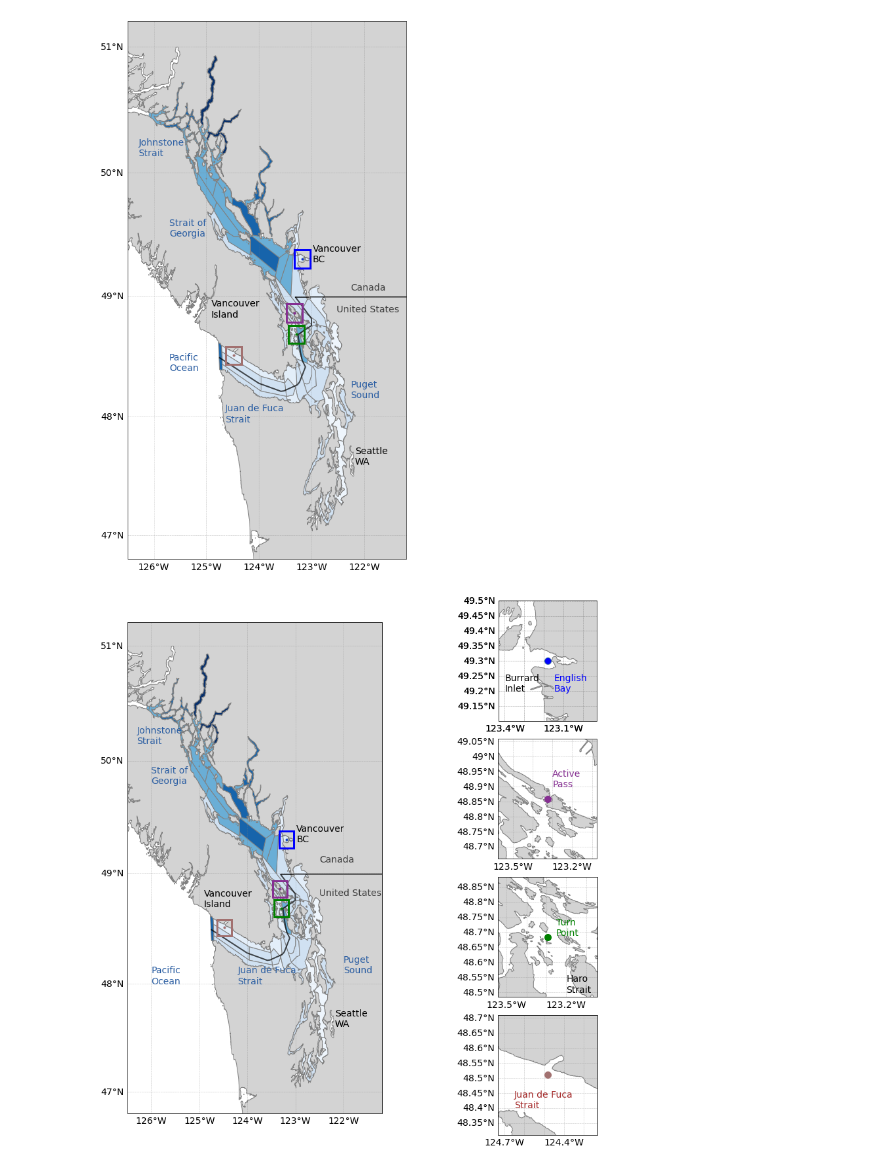
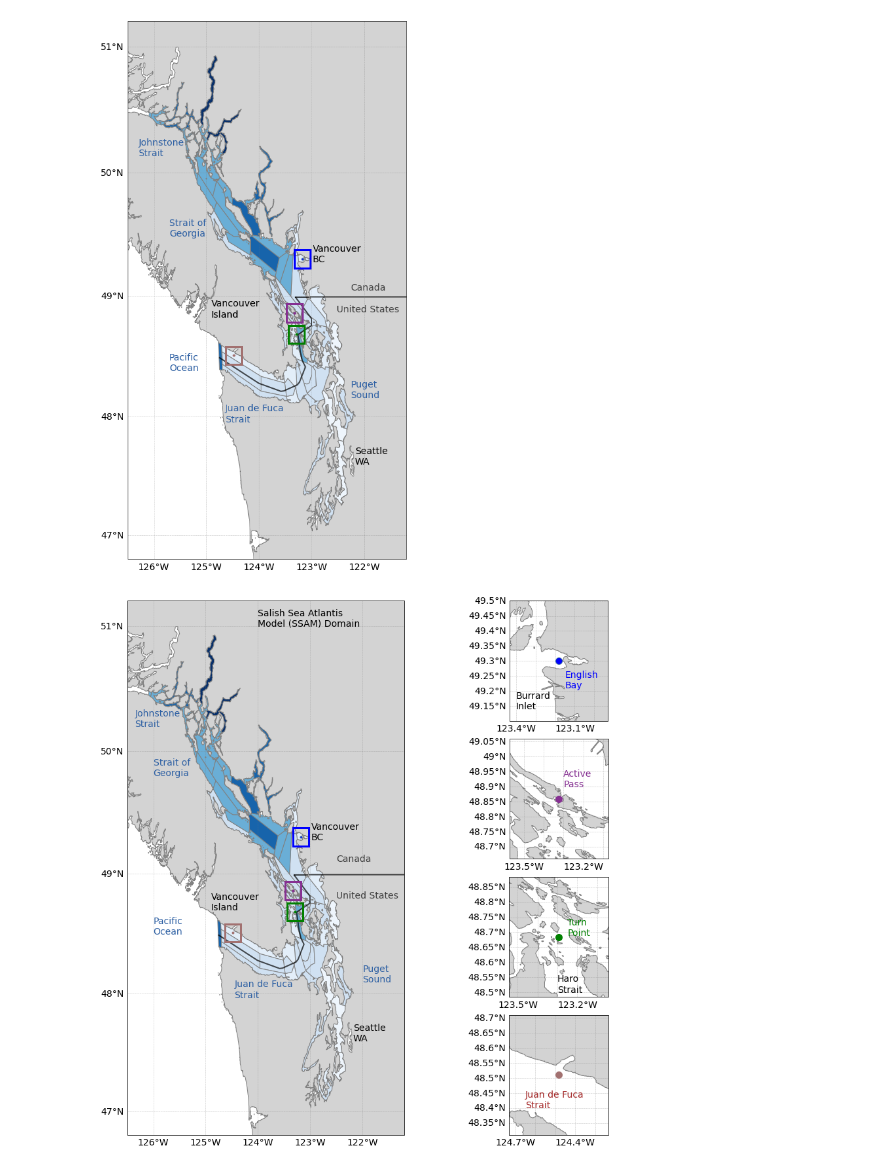
Before and after one commit to SS-Atlantis/Lovindeeretal-MPRI1paper, a Jupyter notebook: Plot-map.ipynb, the cells around one changed output. Cells and saved outputs as stored; diff of their text form; code cells hidden in the pictures.

Commit message:
update map figure

```diff
--- a/Plot-map.ipynb
+++ b/Plot-map.ipynb
@@ -128,7 +129,7 @@ proj = ccrs.Mercator()
 fig = plt.figure(figsize=(15, 15), constrained_layout=True )
 
 # 4 rows, 5 columns
-gs = plt.GridSpec(nrows=4,ncols=2,width_ratios=[1, 1], height_ratios=[1,1,1,1],
+gs = plt.GridSpec(nrows=4,ncols=2,width_ratios=[1.5, 1], height_ratios=[1,1,1,1],
     wspace=0.15, hspace=0.15)
 
 # Make sure the GeoDataFrame is in WGS84 (or convert it)
@@ -154,18 +155,21 @@ gdf.plot(column='BOTZ',
 )
 
 # Add text labels
+cwater = '#2F61A4' ##88CCEE
+
 ax_main.add_feature(feature.GSHHSFeature('full', edgecolor='grey', facecolor='lightgrey'))
 ax_main.add_feature(feature.BORDERS,edgecolor='black',linewidth=2,alpha=0.7)
-ax_main.text(-126, 48, 'Pacific\nOcean', transform=ccrs.PlateCarree(),color='#2F61A4')
-ax_main.text(-122, 48.1, 'Puget\nSound', transform=ccrs.PlateCarree(),color='#2F61A4')
-ax_main.text(-124.2, 48, 'Juan de Fuca\nStrait', transform=ccrs.PlateCarree(),color='#2F61A4')
+ax_main.text(-124, 51, 'Salish Sea Atlantis\nModel (SSAM) Domain', transform=ccrs.PlateCarree(),color='k')
+ax_main.text(-126, 48.5, 'Pacific\nOcean', transform=ccrs.PlateCarree(),color=cwater)
+ax_main.text(-122, 48.1, 'Puget\nSound', transform=ccrs.PlateCarree(),color=cwater)
+ax_main.text(-124.45, 47.97, 'Juan de Fuca\nStrait', transform=ccrs.PlateCarree(),color=cwater)
 ax_main.text(-122.331030+0.15, 47.603895, 'Seattle\nWA', transform=ccrs.PlateCarree(),color='k')
 ax_main.text(-122.5, 49.1, 'Canada', transform=ccrs.PlateCarree(),color='k',alpha=0.7)
 ax_main.text(-122.5, 48.8, 'United States', transform=ccrs.PlateCarree(),color='k',alpha=0.7)
-ax_main.text(-126, 49.8, 'Strait of\nGeorgia', transform=ccrs.PlateCarree(), color='#2F61A4') #,weight='bold'
+ax_main.text(-126, 49.8, 'Strait of\nGeorgia', transform=ccrs.PlateCarree(), color=cwater) #,weight='bold'
 ax_main.text(-124.9, 48.7, 'Vancouver\nIsland', transform=ccrs.PlateCarree(), color='k') #,weight='bold'
 ax_main.text(-123.128392+0.15, 49.280076,'Vancouver\nBC', transform=ccrs.PlateCarree(), color='k') #,weight='bold'
-ax_main.text(-126.3, 50.15, 'Johnstone\nStrait', transform=ccrs.PlateCarree(), color='#2F61A4')
+ax_main.text(-126.35, 50.2, 'Johnstone\nStrait', transform=ccrs.PlateCarree(), color=cwater)
 
 #Spill coordinates
 APlon, APlat = -123.3239, 48.8594
@@ -200,37 +204,37 @@ ax_main.plot(JFlon, JFlat, marker='o', markersize=marker_size, color='#A27170',
 width = 0.5
 height = 0.4
 marker_size = 10
 ax1.set_extent([EBlon-width/2, EBlon+width/2, EBlat-height/2, EBlat+height/2],crs=ccrs.PlateCarree())
 ax1.plot(EBlon, EBlat, marker='o', markersize=marker_size, color='blue', markeredgecolor='#2F61A4', transform=ccrs.PlateCarree(), zorder=10)
-ax1.text(-123.4, 49.2,'Burrard\nInlet', transform=ccrs.PlateCarree(), color='k')
-ax1.text(-123.15, 49.2,'English\nBay', transform=ccrs.PlateCarree(), color='blue')
+ax1.text(-123.4, 49.14,'Burrard\nInlet', transform=ccrs.PlateCarree(), color='k')
+ax1.text(-123.15, 49.21,'English\nBay', transform=ccrs.PlateCarree(), color='blue')
 
 ax2.set_extent([APlon-width/2, APlon+width/2, APlat-height/2, APlat+height/2],crs=ccrs.PlateCarree())
 ax2.plot(APlon, APlat, marker='o', markersize=marker_size, color='#863092', markeredgecolor='#863092', transform=ccrs.PlateCarree(), zorder=10)
 ax2.text(-123.3, 48.9,'Active\nPass', transform=ccrs.PlateCarree(), color='#863092')
 ax2.annotate('Active\nPass',xy=(APlon, APlat),xytext=(APlon+1, APlat), fontsize=14,
     arrowprops=dict(facecolor='#863092'),verticalalignment='top',horizontalalignment='center')
 
 ax3.set_extent([TPlon-width/2, TPlon+width/2, TPlat-height/2, TPlat+height/2],crs=ccrs.PlateCarree())
 ax3.plot(TPlon, TPlat, marker='o', markersize=marker_size, color='green', markeredgecolor='green', transform=ccrs.PlateCarree(), zorder=10) ##6DB48E
 ax3.text(-123.25, 48.69,'Turn\nPoint', transform=ccrs.PlateCarree(), color='green')
-ax3.text(-123.2, 48.5,'Haro\nStrait', transform=ccrs.PlateCarree(), color='k')
+ax3.text(-123.3, 48.5,'Haro\nStrait', transform=ccrs.PlateCarree(), color='k')
 
 ax4.set_extent([JFlon-width/2, JFlon+width/2, JFlat-height/2, JFlat+height/2],crs=ccrs.PlateCarree())
 ax4.plot(JFlon, JFlat, marker='o', markersize=marker_size, color='#A27170', markeredgecolor='#A27170', transform=ccrs.PlateCarree(), zorder=10)
 ax4.text(-124.65, 48.4,'Juan de Fuca\nStrait', transform=ccrs.PlateCarree(), color='brown') ##A27170
 
-for ax in [ax_main, ax1, ax1, ax2, ax3, ax4]:
+for ax in [ax_main, ax1, ax2, ax3, ax4]:
     gl = ax.gridlines(crs=ccrs.PlateCarree(),draw_labels=True,linewidth=0.5,color='gray', alpha=0.5,linestyle='--')
+    gl.xformatter = LONGITUDE_FORMATTER
+    gl.yformatter = LATITUDE_FORMATTER
     gl.top_labels = False
     gl.right_labels = False
-    gl.xformatter = LONGITUDE_FORMATTER
-    gl.yformatter = LATITUDE_FORMATTER
 
 for ax in [ax1, ax2, ax3, ax4]:
     ax.add_feature(feature.GSHHSFeature('full', edgecolor='grey', facecolor='lightgrey'))
     #ax.coastlines(resolution='10m')
 
 plt.show()
 # %% [output]
-[figure, old version]
+[figure, new version]
```
Also changed, not shown: parts of 7 cells of this notebook, 1 other file.
